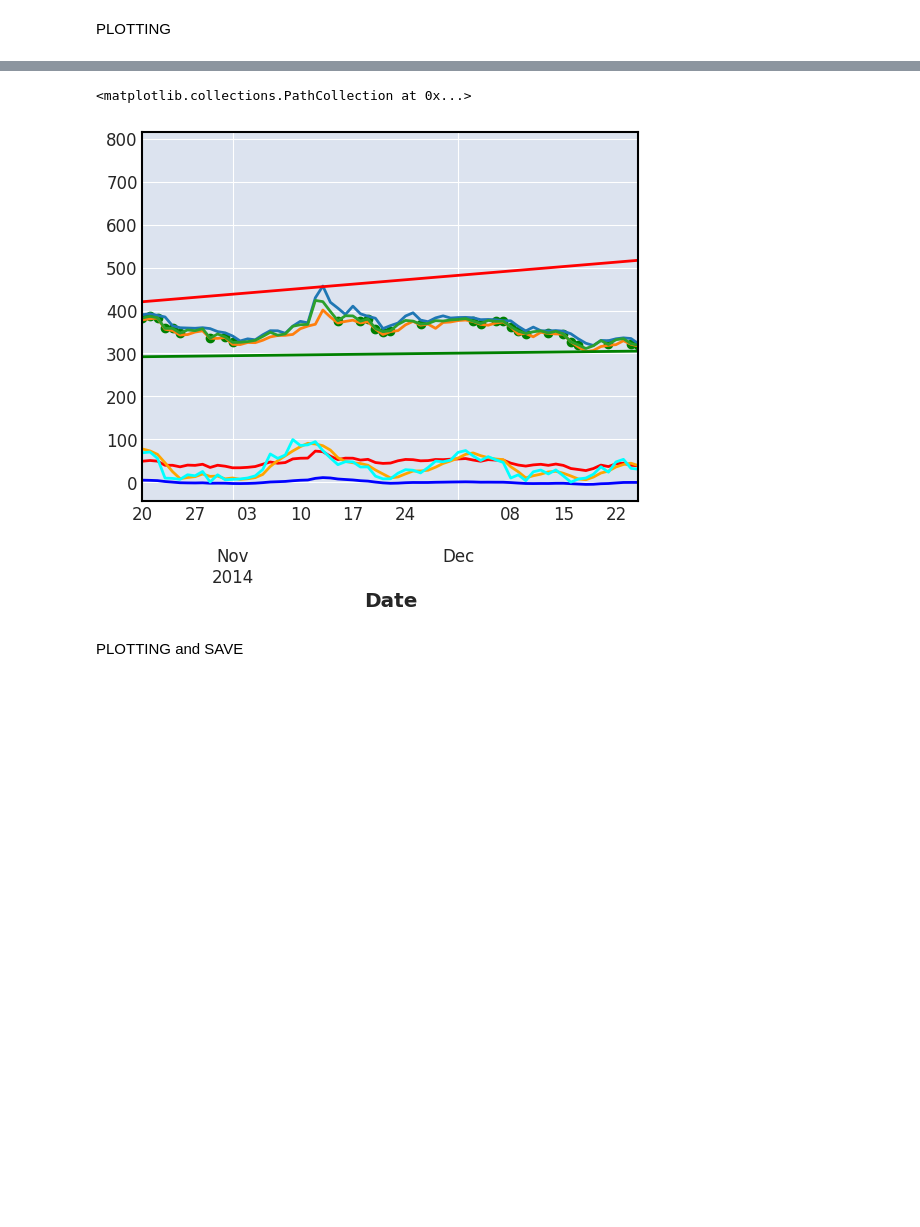
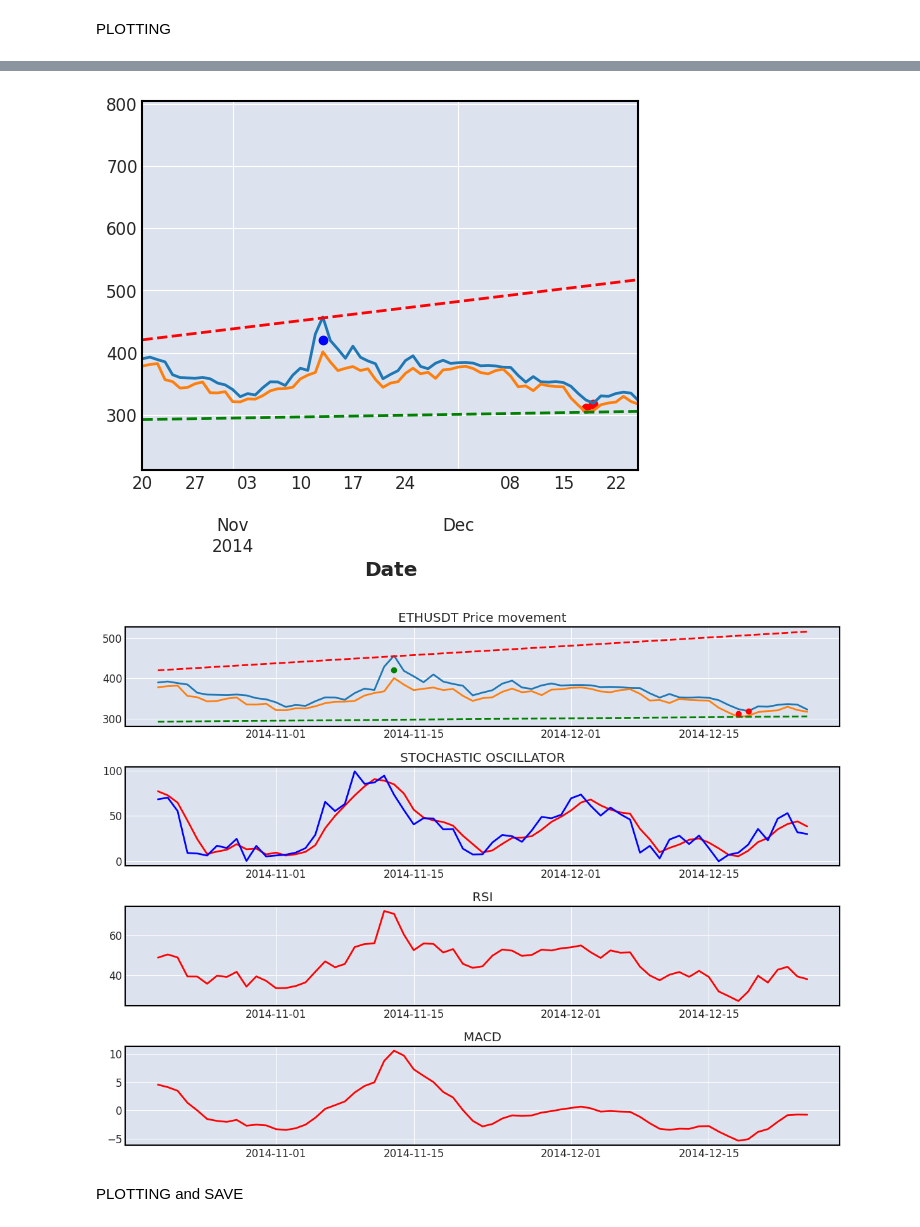
Before and after one commit to Generjet/binance_trader, a Jupyter notebook: jupyter/yfinancExtreme.ipynb, the cells around one changed output, grey strips where cells are left out. Cells and saved outputs as stored; diff of their text form; code cells hidden in the pictures; blank space fills up the shorter version.

Commit message:
SIGNALS: BUY & SELL

```diff
--- a/jupyter/yfinancExtreme.ipynb
+++ b/jupyter/yfinancExtreme.ipynb
@@ -247,9 +247,3 @@ def applytechnicals(df):
     return df
 # %% [markdown]
 BUY SIGNALS
-# %%
-def decide():
-    # df['Buy'] = np.where( (df['%K'].between(20,80)) & (df['%D'].between(20,80)) & (df.rsi > 50) & (df.macd > 0), 1, -1)
-    # df['Buy'] = np.where( (df.rsi > 50) & (df.macd > 0), df["Close"], np.nan)
-    df['Buy'] = np.where( (df['%K'].between(2,20)) & (df['%D'].between(2,20)) & (df['%K'] < df['%D'] ) & (df.rsi < 55) , df["Close"], np.nan)
-    # df['Buy'] = np.where( (df['%K'] < df['%D'] ) & (df.rsi < 55) , df["Close"], np.nan)
@@ -257,12 +264,3 @@ def decide():
 df
 # %% [markdown]
 PLOTTING
-# %%
-# ===== RUN FUNCTION ======
-df = data[0:100]
-df['resistance'] = np.nan
-df['support'] = np.nan
-# ===== Calculate Channel ====
-resistance(df)
-support(df)
-applytechnicals(df)
@@ -274,18 +276,41 @@ decide()
 clean_levels = levels[abs(levels.diff() > 0)]
 df.High.plot()
 df.Low.plot()
-df.Close.plot()
+# df.Close.plot()
 
 plt.hlines(clean_levels, xmin=clean_levels.index, xmax=clean_levels.index[-1], colors='red')
 plt.scatter(resistances.index, resistances, color='b')
 # plt.scatter(support_points.index, support_points, color="g")
-plt.plot(df.index, df['resistance'], color="r")
-plt.plot(df.index, df['support'], color="g")
-plt.plot(df.index, df['macd'], color="blue")
-plt.plot(df.index, df["rsi"], color='r')
-plt.plot(df.index, df["%D"], color="orange")
-plt.plot(df.index, df["%K"], color="cyan")
-plt.scatter(df.index, df['Buy'], color="g")
+plt.plot(df.index, df['resistance'], 'r--')
+plt.plot(df.index, df['support'], "g--")
+# plt.plot(df.index, df['macd'], color="orange")
+# plt.plot(df.index, df["rsi"], color='g')
+# plt.plot(df.index, df["%D"], color="r")
+# plt.plot(df.index, df["%K"], color="b")
+plt.scatter(df.index, df['Buy'], color="r")
+plt.scatter(df.index, df['Sell'], color="b")
+
+# ==== SUBPLOTS =====
+fig,axes = plt.subplots(nrows=4,ncols=1,figsize=(12,9))
+axes[0].plot(df['High'], label="High")
+axes[0].plot(df['Low'], label='Low')
+axes[0].set_title("ETHUSDT Price movement")
+axes[0].plot(df['resistance'], 'r--', label="resistance")
+axes[0].plot(df['support'], 'g--', label="support")
+axes[0].plot(df.index, df['Buy'], 'ro')
+axes[0].plot(df.index, df['Sell'], 'go')
+
+axes[1].plot(df["%D"], 'r', label="%D")
+axes[1].plot(df["%K"], 'b', label="%K")
+axes[1].set_title("STOCHASTIC OSCILLATOR")
+
+axes[2].plot(df["rsi"], 'r', label="RSI")
+axes[2].set_title("RSI")
+
+axes[3].plot(df["macd"], 'r', label="MACD")
+axes[3].set_title("MACD")
+
+fig.tight_layout()
 # %% [output]
 A value is trying to be set on a copy of a slice from a DataFrame.
 Try using .loc[row_indexer,col_indexer] = value instead
@@ -294,5 +326,5 @@ See the caveats in the documentation: https://pandas.pydata.org/pandas-docs/stab
-<matplotlib.collections.PathCollection at 0x...>
-[figure, old version]
+[figure, new version]
+[figure, added]
 # %% [markdown]
 PLOTTING and SAVE
 # %%
```
Also changed, not shown: parts of 6 cells of this notebook.
